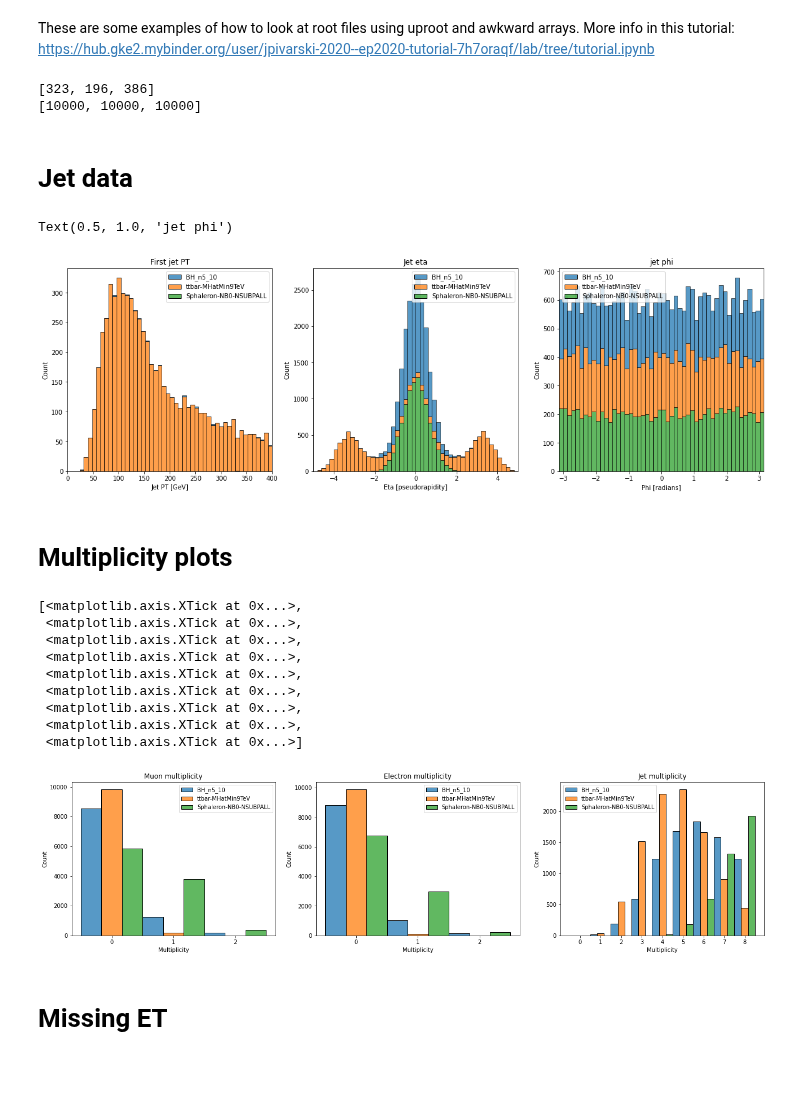
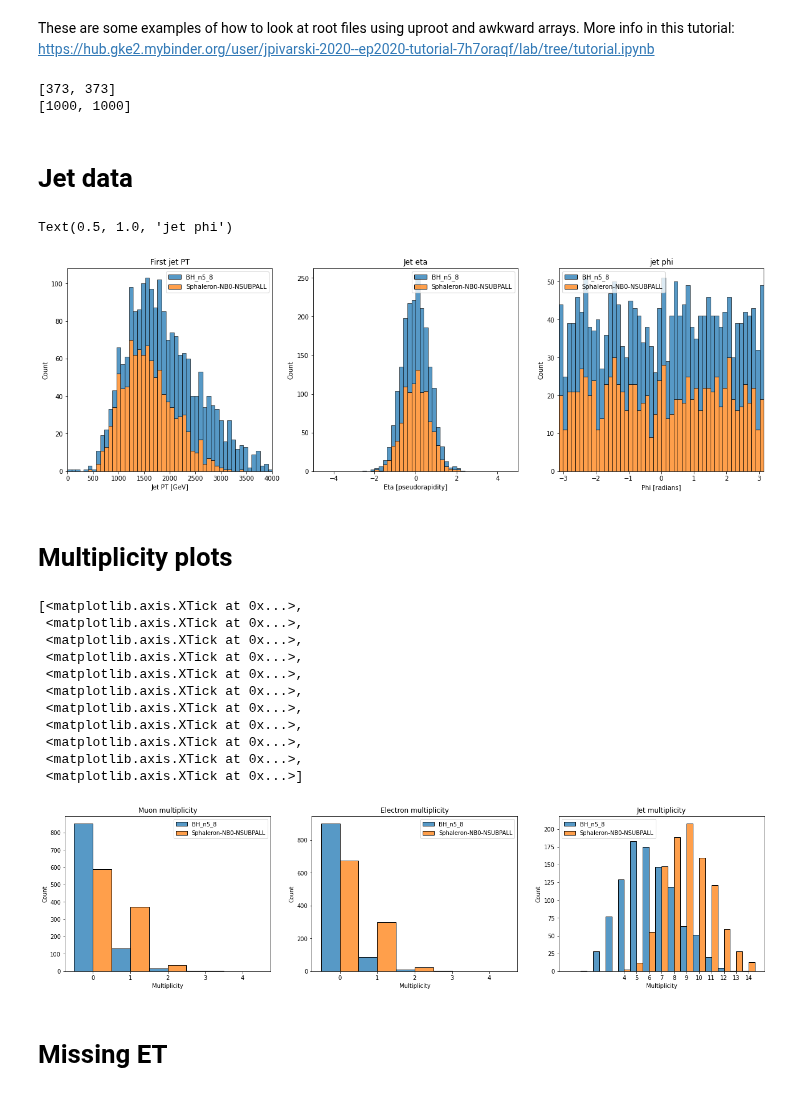
Before and after one commit to choisant/imcalML, a Jupyter notebook: notebooks/analyze_delphes_file.ipynb, the cells around one changed output. Saved outputs shown, nothing was run; the diff lists cells and outputs as text; code cells hidden in the pictures.

Commit message:
Data analysis

```diff
--- a/notebooks/analyze_delphes_file.ipynb
+++ b/notebooks/analyze_delphes_file.ipynb
@@ -8,20 +8,12 @@ import seaborn as sn
 from fast_histogram import histogram2d
 # %%
 
-data_paths = ["/disk/atlas3/data_MC/delphes/BH_n5_M10_10000events.root:Delphes",
-            "/disk/atlas3/data_MC/delphes/ttbar_mHatMin9000_10000events.root:Delphes",
-            "/disk/atlas3/data_MC/delphes/PP13-Sphaleron-THR9-FRZ15-NB0-NSUBPALL_10000events.root:Delphes"]
-labels = ["BH_n5_10", "ttbar-MHatMin9TeV", "Sphaleron-NB0-NSUBPALL"]
+data_paths = ["/disk/atlas3/data_MC/delphes/BH_n5_M8_1000events.root:Delphes",
+            "/disk/atlas3/data_MC/delphes/PP13-Sphaleron-THR9-FRZ15-NB0-NSUBPALL_1000events.root:Delphes"]
+labels = ["BH_n5_8", "Sphaleron-NB0-NSUBPALL"]
 
 """
-data_paths = ["/disk/atlas3/data_MC/delphes/ttbar_13TeV_MhatMin2000_1000events.root:Delphes",
-                "/disk/atlas3/data_MC/delphes/ttbar_13TeV_2000mHat_1000events_pythia.root"]
-            #"/disk/atlas3/data_MC/delphes/ttbar_13TeV_MhatMin5000_1000events.root:Delphes",
-            #"/disk/atlas3/data_MC/delphes/ttbar_13TeV_MhatMin9000_1000events.root:Delphes"]
 
-labels = ["2000GeV_Herwig", "2000GeV_Pythia"]
-"""
-"""
 data_paths = ["/disk/atlas3/data_MC/delphes/PP13-Sphaleron-THR9-FRZ15-NB0-NSUBPALL_1000events.root:Delphes",
             "/disk/atlas3/data_MC/delphes/PP13-Sphaleron-THR9-FRZ15-NB33-60-NSUBP50_1000events.root:Delphes",
             "/disk/atlas3/data_MC/delphes/PP13-Sphaleron-THR9-FRZ15-NB33-NSUBPALL_1000events.root:Delphes"]
@@ -35,12 +27,12 @@ data_paths = ["/disk/atlas3/data_MC/delphes/BH_n4_M12_1000events.root:Delphes",
 labels = ["BH_n4_M6", "BH_n5_M10", "BH_n6_M12"]
 """
 """
-data_paths = ["/disk/atlas3/data_MC/delphes/directW_min300pTHat_10000events.root:Delphes",
-            "/disk/atlas3/data_MC/delphes/ttbar_10000events.root:Delphes"]
-labels = ["directW", "ttbar"]
+data_paths = ["/disk/atlas3/data_MC/delphes/higgs_13TeV_pTmin20_10000events.root:Delphes",
+            "/disk/atlas3/data_MC/delphes/ttbar_13TeV_pTmin20_10000events.root:Delphes"]
+labels = ["higgs", "ttbar"]
 """
 
-N_events = 10000
+N_events = 1000
 # %% [markdown]
 These are some examples of how to look at root files using uproot and awkward arrays. More info in this tutorial:
 https://hub.gke2.mybinder.org/user/jpivarski-2020--ep2020-tutorial-7h7oraqf/lab/tree/tutorial.ipynb
@@ -123,8 +115,8 @@ photons = [load_data(path, "Photon",
 print([len(clusters[i][0]) for i in range(len(clusters))])
 print([len(clusters[i]) for i in range(len(clusters))])
 # %% [output]
-[323, 196, 386]
-[10000, 10000, 10000]
+[373, 373]
+[1000, 1000]
 # %% [markdown]
 # Jet data
 # %%
@@ -137,24 +129,24 @@ jet_1_phi = [ak.to_list(item.Phi[:,0]) for item in jets]
 # %%
 #jet information
 fig, ax = plt.subplots(ncols=3, figsize=(20,6))
-sn.histplot(dict(zip(labels, jet_1_PT)), ax = ax[0], bins=50, binrange=[0, 400], multiple="stack", stat="count")
+sn.histplot(dict(zip(labels, jet_1_PT)), ax = ax[0], bins=50, binrange=[0, 4000], multiple="stack", stat="count")
 #sn.histplot({labels[0]: ET_energy[0], labels[1]: ET_energy[1]}, ax = ax[0], kde=True, multiple="stack", stat="count")
 ax[0].set_xlabel("Jet PT [GeV]")
-ax[0].set_xlim(0, 2000)
+ax[0].set_xlim(0, 4000)
 ax[0].set_title("First jet PT")
 
 sn.histplot(dict(zip(labels, jet_1_eta)), ax = ax[1], bins=50, binrange=[-5, 5], multiple="stack", stat="count")
 ax[1].set_xlabel("Eta [pseudorapidity]")
 ax[1].set_xlim(-5, 5)
 ax[1].set_title("Jet eta")
 
 sn.histplot(dict(zip(labels, jet_1_phi)), ax=ax[2], bins=50, binrange=[-np.pi, np.pi], multiple="stack", stat="count")
 ax[2].set_xlabel("Phi [radians]")
 ax[2].set_xlim(-np.pi, np.pi)
 ax[2].set_title("jet phi")
 # %% [output]
 Text(0.5, 1.0, 'jet phi')
-[figure, old version]
+[figure, new version]
 # %% [markdown]
 # Multiplicity plots
 # %%
@@ -166,22 +158,22 @@ n_electrons = [[len(event) for event in item.PT] for item in electrons]
 # %%
 #particle multiplicity
 fig, ax = plt.subplots(ncols=3, figsize=(22,5))
-sn.histplot(dict(zip(labels, n_muons)), ax = ax[0], binwidth=1.0, binrange=[-0.5, 2.5], multiple="dodge", stat="count")
+sn.histplot(dict(zip(labels, n_muons)), ax = ax[0], binwidth=1.0, binrange=[-0.5, 4.5], multiple="dodge", stat="count")
 ax[0].set_xlabel("Multiplicity")
 ax[0].set_title("Muon multiplicity")
-ax[0].set_xticks([0,1,2])
+ax[0].set_xticks([0,1,2, 3, 4])
 
-sn.histplot(dict(zip(labels, n_electrons)), ax = ax[1], binwidth=1.0, binrange=[-0.5, 2.5], multiple="dodge", stat="count")
+sn.histplot(dict(zip(labels, n_electrons)), ax = ax[1], binwidth=1.0, binrange=[-0.5, 4.5], multiple="dodge", stat="count")
 ax[1].set_xlabel("Multiplicity")
 ax[1].set_title("Electron multiplicity")
-ax[1].set_xticks([0,1,2])
+ax[1].set_xticks([0,1,2, 3, 4])
 
-sn.histplot(dict(zip(labels, n_jets)), ax = ax[2], binwidth=1.0, binrange=[-0.5, 8.5], multiple="dodge", stat="count")
+sn.histplot(dict(zip(labels, n_jets)), ax = ax[2], binwidth=1.0, binrange=[-0.5, 14], multiple="dodge", stat="count")
 ax[2].set_xlabel("Multiplicity")
 ax[2].set_title("Jet multiplicity")
 #ax[2].set_xticks([0,1,2,3,4,5,6,7,8,9,10,11,12,13,14])
-ax[2].set_xticks([0,1,2,3,4,5,6,7,8])
-#ax[2].set_xticks([4,5,6,7,8,9,10,11,12,13,14])
+#ax[2].set_xticks([0,1,2,3,4,5,6,7,8])
+ax[2].set_xticks([4,5,6,7,8,9,10,11,12,13,14])
 # %% [output]
 [<matplotlib.axis.XTick at 0x...>,
  <matplotlib.axis.XTick at 0x...>,
@@ -191,8 +183,10 @@ ax[2].set_xticks([0,1,2,3,4,5,6,7,8])
  <matplotlib.axis.XTick at 0x...>,
  <matplotlib.axis.XTick at 0x...>,
  <matplotlib.axis.XTick at 0x...>,
+ <matplotlib.axis.XTick at 0x...>,
+ <matplotlib.axis.XTick at 0x...>,
  <matplotlib.axis.XTick at 0x...>]
-[figure, old version]
+[figure, new version]
 # %% [markdown]
 # Missing ET
 # %%
```
Also changed, not shown: parts of 9 cells of this notebook.
